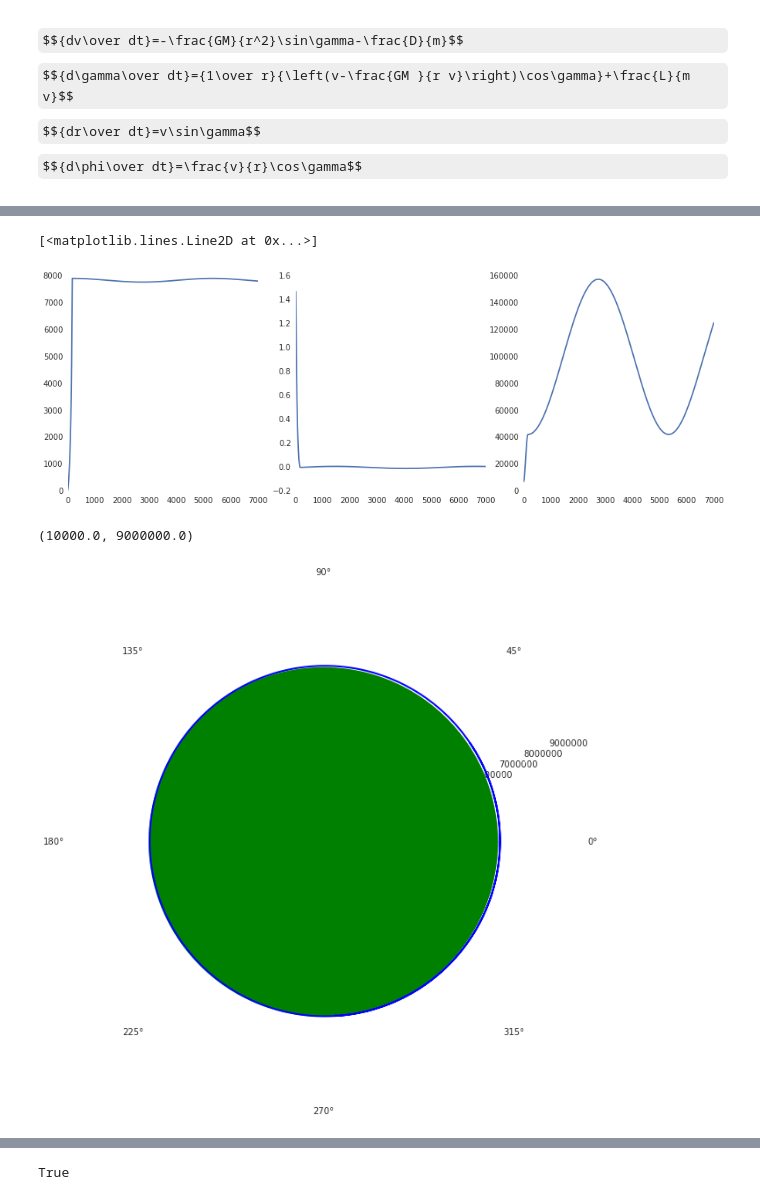
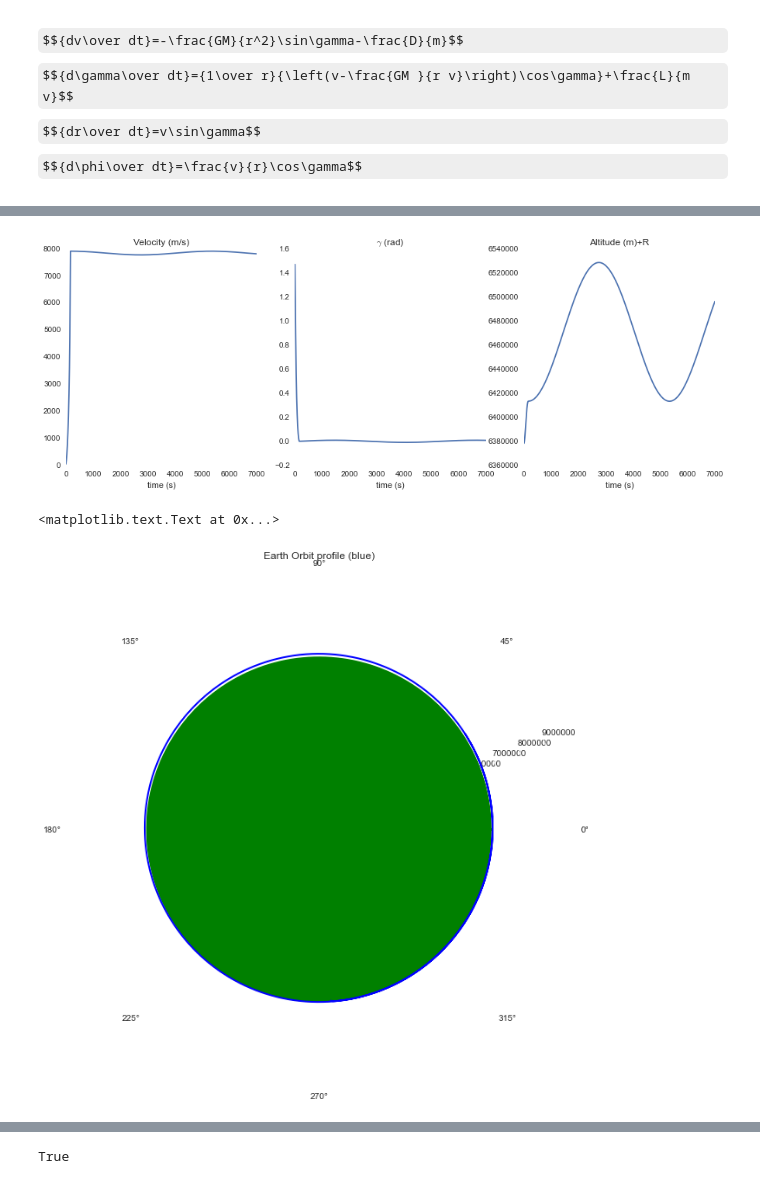
Before and after one commit to rtbs-dev/SkynetOrbital, a Jupyter notebook: Gravity Turn.ipynb, the cells around one changed output, grey strips where cells are left out. Drawn from its saved outputs; the diff is of its cells as text; code cells hidden in the pictures; some formulas as TeX source.

Commit message:
added plot labels

```diff
--- a/Gravity Turn.ipynb
+++ b/Gravity Turn.ipynb
@@ -115,13 +113,15 @@ total mass-- 130000.0
 T:W ratio-- 0.0
 time-- 7052.47082351
 # %%
+labels=['Velocity (m/s)', r'$\gamma$ (rad)','Altitude (m)+R']
 fig,ax = plt.subplots(nrows=1, ncols=3, figsize=(15,5))
-for i,n in enumerate(ax.flatten()[:2]):
+for i,n in enumerate(ax.flatten()[:3]):
     n.plot(t,soln[:,i])
-ax.flatten()[-1].plot(t,soln[:,2]-R_earth)
+    n.set_title(labels[i])
+    n.set_xlabel('time (s)')
+#ax.flatten()[-1].plot(t,soln[:,2]-R_earth)
 # %% [output]
-[<matplotlib.lines.Line2D at 0x...>]
-[figure, old version]
+[figure, new version]
 # %%
 fig=plt.figure(figsize=(10,10))
 ax1 = plt.subplot(111, polar=True)
@@ -130,9 +130,10 @@ ax1.plot(np.linspace(0,2*np.pi, 10000),R*np.ones(10000), linewidth=3, color='g')
 ax1.fill_betweenx(R*np.ones(10000), np.linspace(0,2*np.pi, 10000), color='g')
 ax1.plot(soln[:,3], soln[:,2], linewidth=2, color='b')
 ax1.set_ylim(1e4,9e6)
+ax1.set_title('Earth Orbit profile (blue)')
 # %% [output]
-(10000.0, 9000000.0)
+<matplotlib.text.Text at 0x...>
-[figure, old version]
+[figure, new version]
 # %%
 soln[:,2]
 # %% [output]
```
Also changed, not shown: parts of 4 cells of this notebook.
